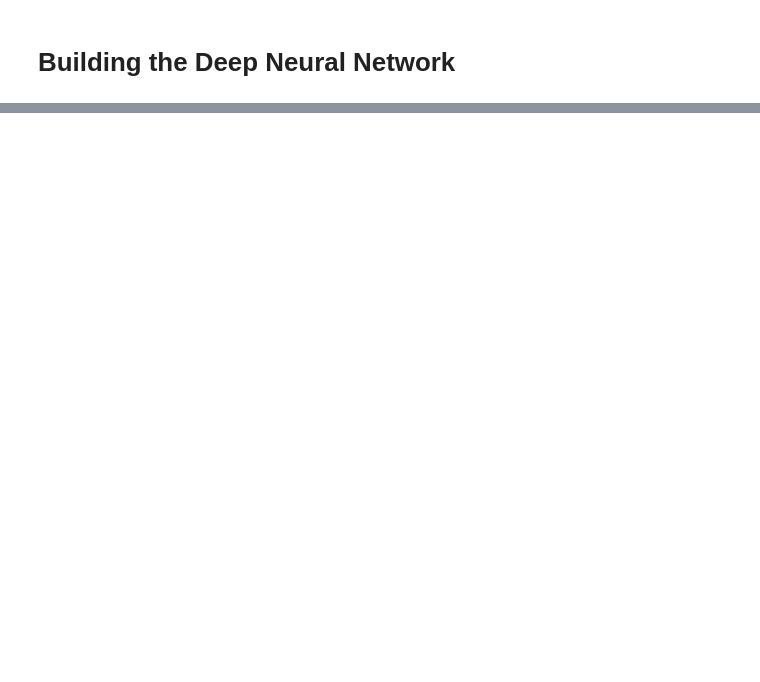
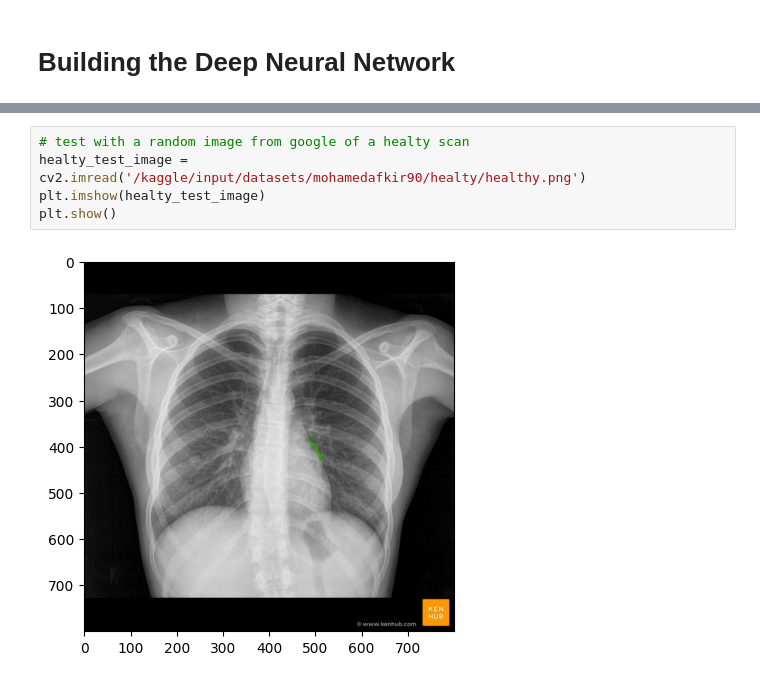
Before and after one commit to mohamed215686/Pneumonia_check_model, a Jupyter notebook: pneumonia-check-model.ipynb, the cells around one changed output, grey strips where cells are left out. Drawn from its saved outputs; the diff is of its cells as text; blank space fills up the shorter version.

```diff
--- a/pneumonia-check-model.ipynb
+++ b/pneumonia-check-model.ipynb
@@ -200,0 +259,7 @@ Epoch 20/20
+# %%
+# test with a random image from google of a healty scan
+healty_test_image = cv2.imread('/kaggle/input/datasets/mohamedafkir90/healty/healthy.png')
+plt.imshow(healty_test_image)
+plt.show()
+# %% [output]
+[figure, added]
```
Also changed, not shown: parts of 31 cells of this notebook.
